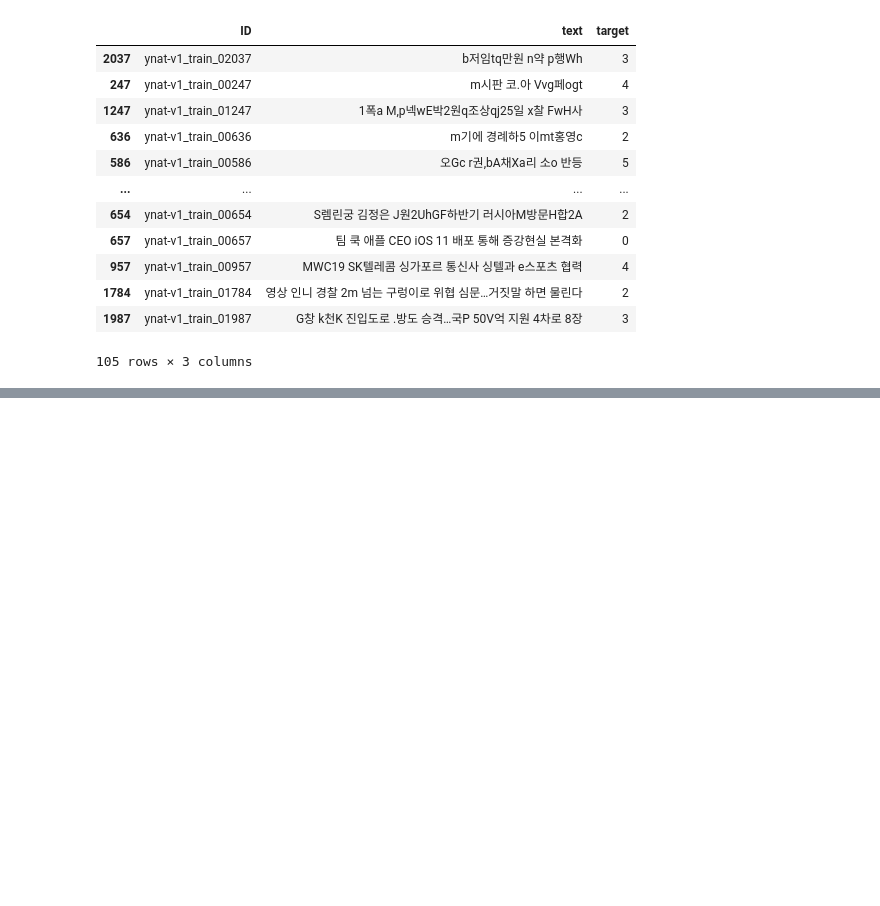
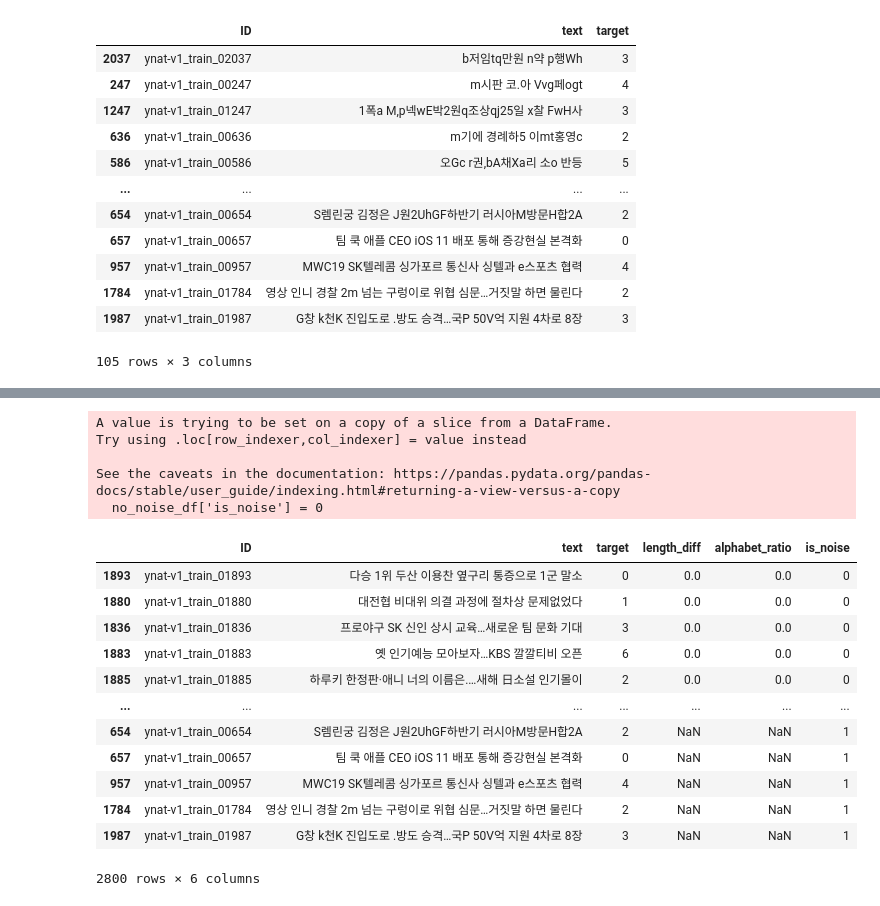
Before and after one commit to yeseoLee/Data-Centric-Topic-Classification, a Jupyter notebook: notebooks/noise_eda_using_special_char.ipynb, the cells around one changed output, grey strips where cells are left out. Cells and saved outputs as stored; diff of their text form; code cells hidden in the pictures; blank space fills up the shorter version.

```diff
--- a/notebooks/noise_eda_special_char.ipynb
+++ b/notebooks/noise_eda_using_special_char.ipynb
@@ -149,3 +152,27 @@ noise_df
 | 1784 | ynat-v1_train_01784 | 영상 인니 경찰 2m 넘는 구렁이로 위협 심문…거짓말 하면 물린다 | 2 |
 | 1987 | ynat-v1_train_01987 | G창 k천K 진입도로 .방도 승격…국P 50V억 지원 4차로 8장 | 3 |
 1611 rows × 3 columns
+# %%
+no_noise_df['is_noise'] = 0
+noise_df['is_noise'] = 1
+split_noise_nonoise = pd.concat([no_noise_df, noise_df])
+split_noise_nonoise
+# %% [output]
+A value is trying to be set on a copy of a slice from a DataFrame.
+Try using .loc[row_indexer,col_indexer] = value instead
+
+See the caveats in the documentation: https://pandas.pydata.org/pandas-docs/stable/user_guide/indexing.html#returning-a-view-versus-a-copy
+  no_noise_df['is_noise'] = 0
+|  | ID | text | target | length_diff | alphabet_ratio | is_noise |
+| 1893 | ynat-v1_train_01893 | 다승 1위 두산 이용찬 옆구리 통증으로 1군 말소 | 0 | 0.0 | 0.0 | 0 |
+| 1880 | ynat-v1_train_01880 | 대전협 비대위 의결 과정에 절차상 문제없었다 | 1 | 0.0 | 0.0 | 0 |
+| 1836 | ynat-v1_train_01836 | 프로야구 SK 신인 상시 교육…새로운 팀 문화 기대 | 3 | 0.0 | 0.0 | 0 |
+| 1883 | ynat-v1_train_01883 | 옛 인기예능 모아보자…KBS 깔깔티비 오픈 | 6 | 0.0 | 0.0 | 0 |
+| 1885 | ynat-v1_train_01885 | 하루키 한정판·애니 너의 이름은.…새해 日소설 인기몰이 | 2 | 0.0 | 0.0 | 0 |
+| ... | ... | ... | ... | ... | ... | ... |
+| 654 | ynat-v1_train_00654 | S렘린궁 김정은 J원2UhGF하반기 러시아M방문H합2A | 2 | NaN | NaN | 1 |
+| 657 | ynat-v1_train_00657 | 팀 쿡 애플 CEO iOS 11 배포 통해 증강현실 본격화 | 0 | NaN | NaN | 1 |
+| 957 | ynat-v1_train_00957 | MWC19 SK텔레콤 싱가포르 통신사 싱텔과 e스포츠 협력 | 4 | NaN | NaN | 1 |
+| 1784 | ynat-v1_train_01784 | 영상 인니 경찰 2m 넘는 구렁이로 위협 심문…거짓말 하면 물린다 | 2 | NaN | NaN | 1 |
+| 1987 | ynat-v1_train_01987 | G창 k천K 진입도로 .방도 승격…국P 50V억 지원 4차로 8장 | 3 | NaN | NaN | 1 |
+2800 rows × 6 columns
```
Also changed, not shown: parts of 5 cells of this notebook.
